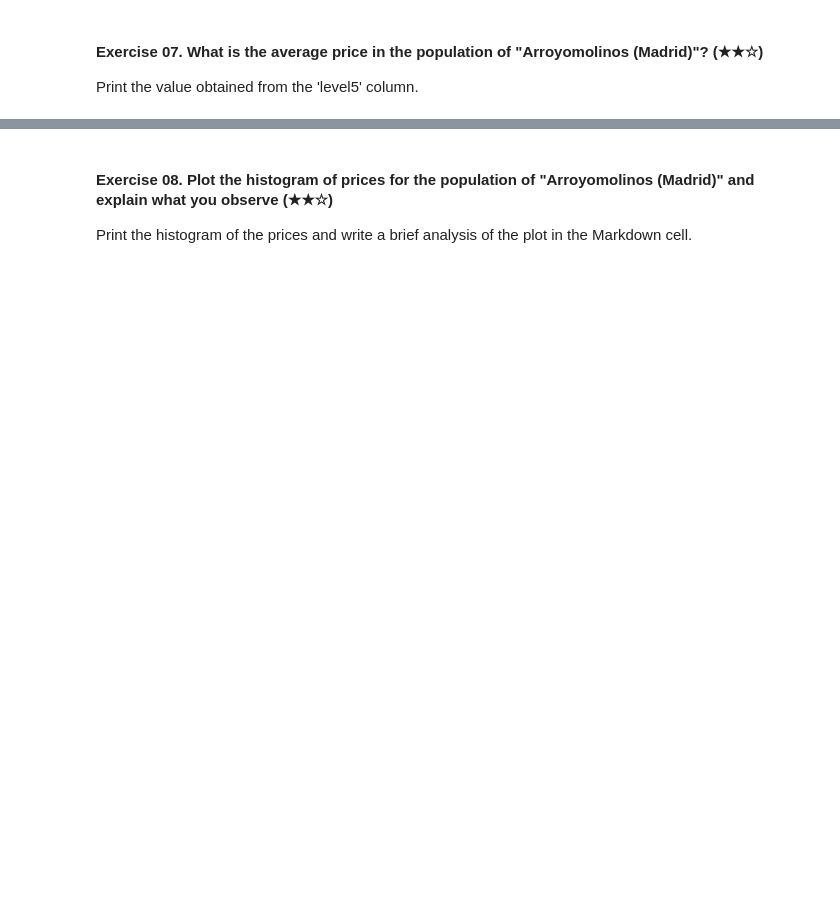
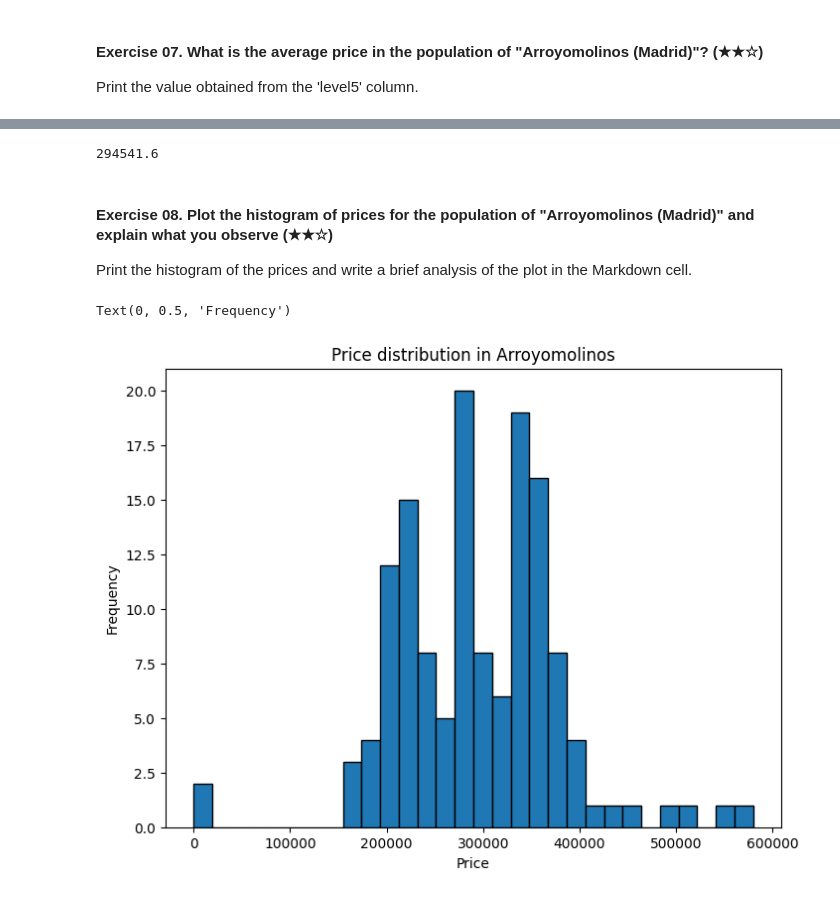
Before and after one commit to 4GeeksAcademy/crerov-data-clean-up-pandas-for-beginners-project, a Jupyter notebook: project.ipynb, the cells around one changed output, grey strips where cells are left out. Saved outputs shown, nothing was run; the diff lists cells and outputs as text; code cells hidden in the pictures; blank space fills up the shorter version.

```diff
--- a/project.ipynb
+++ b/project.ipynb
@@ -237,10 +280,25 @@ Print the value obtained from the 'level5' column.
 # %%
-# no entiendo como hacer esto. no puedo ver la tabla completa para entenderlo.
+avg_arroyomolinos = ds[ds['level5'] == 'Arroyomolinos (Madrid)']['price'].mean()
+print(round(avg_arroyomolinos, 2))
+# %% [output]
+294541.6
 # %% [markdown]
 #### Exercise 08. Plot the histogram of prices for the population of "Arroyomolinos (Madrid)" and explain what you observe (★★☆)
 
 Print the histogram of the prices and write a brief analysis of the plot in the Markdown cell.
 # %%
 import matplotlib.pyplot as plt
+data = ds[ds['level5'] == 'Arroyomolinos (Madrid)']['price']
 
-# necesito ayuda con el ejercicio de arriba para poder hacer este.
+plt.figure(figsize=(8, 6))
+plt.hist(data, bins=30, edgecolor='black')
+
+plt.title('Price distribution in Arroyomolinos')
+plt.xlabel('Price')
+plt.ylabel('Frequency')
+
+
+#Most of the houses are in the range of 200000 to 400000. There is an error because a house is listed at 0 euros, probably a mistake when webscrapping.
+# %% [output]
+Text(0, 0.5, 'Frequency')
+[figure, added]
```
Also changed, not shown: parts of 14 cells of this notebook.
